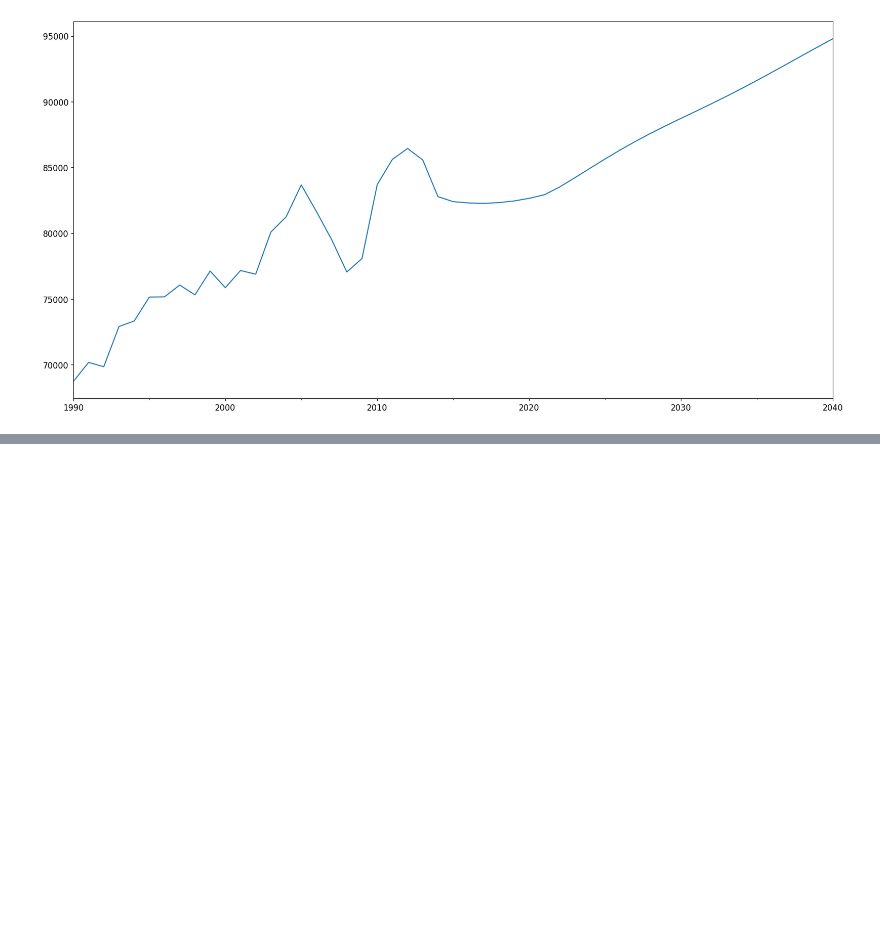
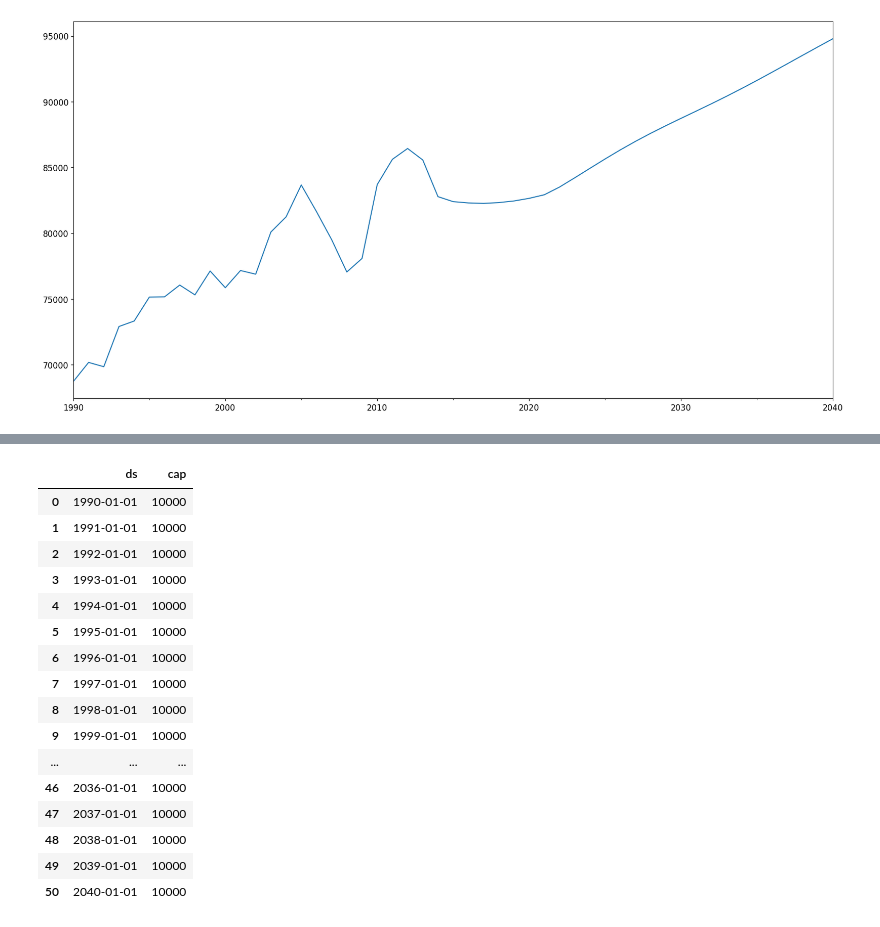
Before and after one commit to tiZyJoshi/MasterProject, a Jupyter notebook: forecasting.ipynb, the cells around one changed output, grey strips where cells are left out. Cells and saved outputs as stored; diff of their text form; code cells hidden in the pictures; blank space fills up the shorter version.

```diff
--- a/forecasting.ipynb
+++ b/forecasting.ipynb
@@ -332,0 +382,9 @@ clean_asd.sum(axis=1).plot()
+# %%
+from prophet import Prophet
+
+m = Prophet(growth='logistic')
+m.fit(p_df)
+future = m.make_future_dataframe(periods=20, freq='AS')
+future['cap'] = 10000
+future
+# %% [output]
@@ -332,0 +393,17 @@ clean_asd.sum(axis=1).plot()
+|  | ds | cap |
+| 0 | 1990-01-01 | 10000 |
+| 1 | 1991-01-01 | 10000 |
+| 2 | 1992-01-01 | 10000 |
+| 3 | 1993-01-01 | 10000 |
+| 4 | 1994-01-01 | 10000 |
+| 5 | 1995-01-01 | 10000 |
+| 6 | 1996-01-01 | 10000 |
+| 7 | 1997-01-01 | 10000 |
+| 8 | 1998-01-01 | 10000 |
+| 9 | 1999-01-01 | 10000 |
+| ... | ... | ... |
+| 46 | 2036-01-01 | 10000 |
+| 47 | 2037-01-01 | 10000 |
+| 48 | 2038-01-01 | 10000 |
+| 49 | 2039-01-01 | 10000 |
+| 50 | 2040-01-01 | 10000 |
```
Also changed, not shown: parts of 10 cells of this notebook, 6 other files.
